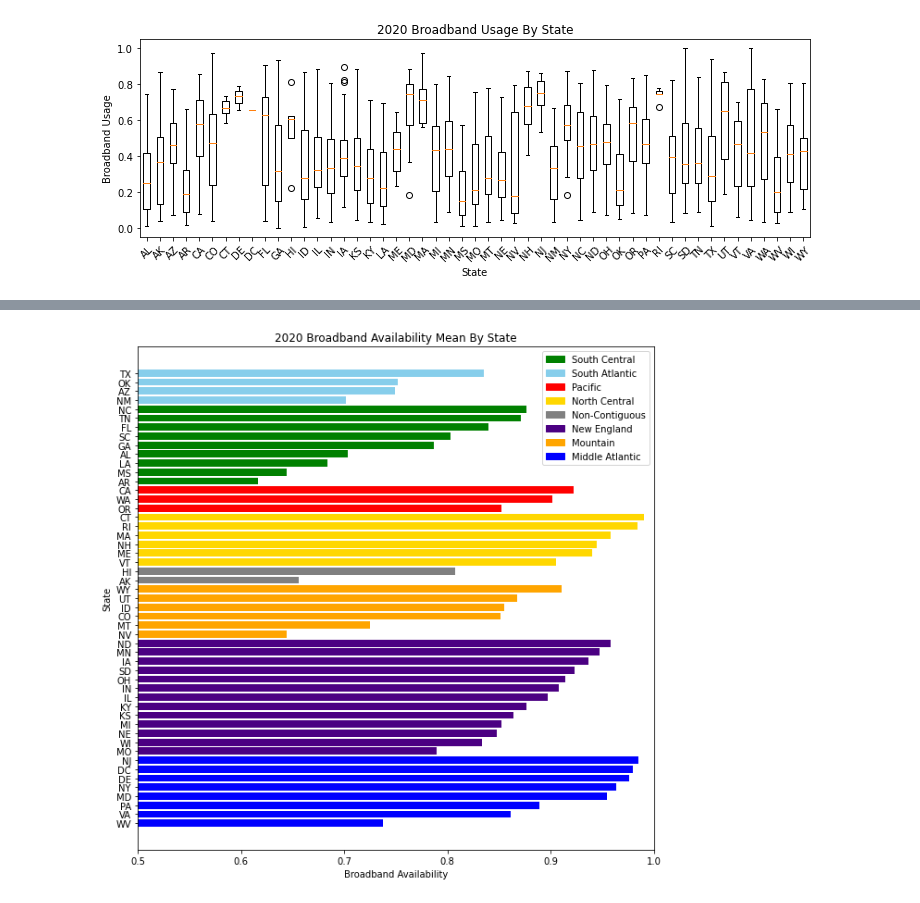
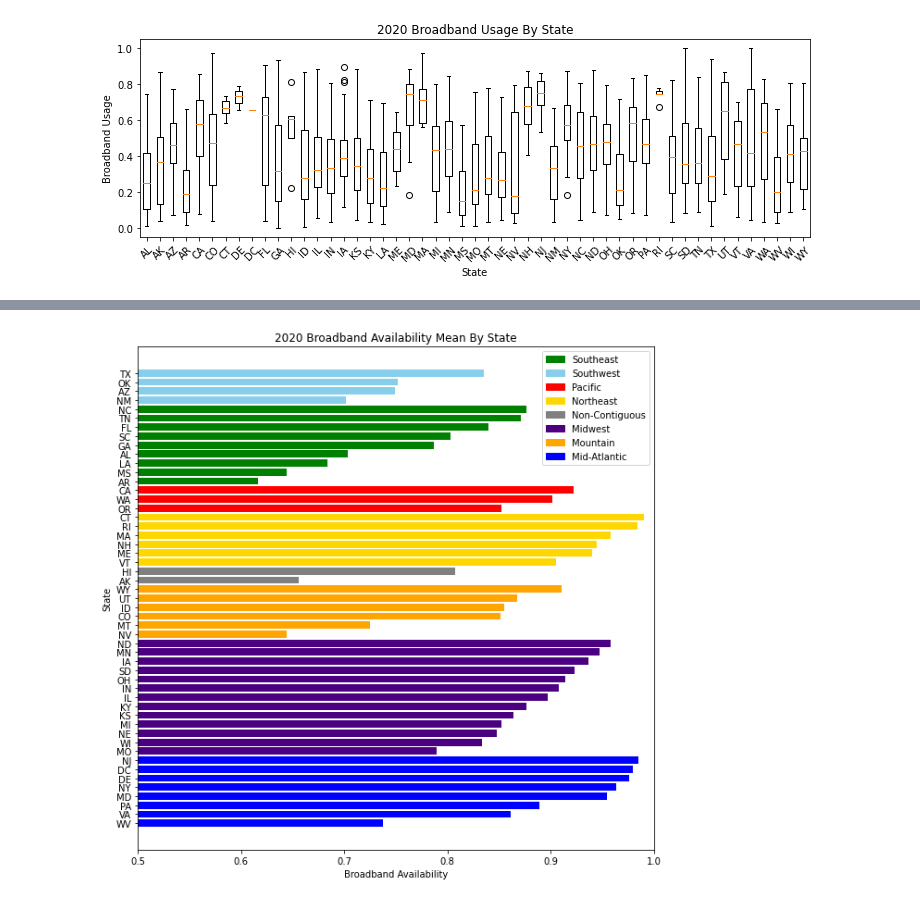
Before and after one commit to DragonGriffon2003/2021_DataSoup_DataFest, a Jupyter notebook: Data-Vis-2.ipynb, the cells around one changed output, grey strips where cells are left out. Saved outputs shown, nothing was run; the diff lists cells and outputs as text; code cells hidden in the pictures.

```diff
--- a/Data-Vis-2.ipynb
+++ b/Data-Vis-2.ipynb
@@ -127,15 +127,15 @@ for s in stateAvailMeans :
         clr = "red"
     elif(r.find("Mountain") != -1) :
         clr = "orange"
-    elif(r.find("North Central") != -1) :
+    elif(r.find("Northeast") != -1) :
         clr = "gold"
-    elif(r.find("South Central") != -1) :
+    elif(r.find("Southeast") != -1) :
         clr = "green"
-    elif(r.find("South Atlantic") != -1) :
+    elif(r.find("Southwest") != -1) :
         clr = "skyblue"
-    elif(r.find("Middle Atlantic") != -1) :
+    elif(r.find("Mid-Atlantic") != -1) :
         clr = "blue"
-    elif(r.find("New England") != -1) :
+    elif(r.find("Midwest") != -1) :
         clr = "indigo"
     else :
         clr = "gray"
@@ -213,19 +213,20 @@ for s in stateAvailMeans :
         clr = "red"
     elif(r.find("Mountain") != -1) :
         clr = "orange"
-    elif(r.find("North Central") != -1) :
+    elif(r.find("Northeast") != -1) :
         clr = "gold"
-    elif(r.find("South Central") != -1) :
+    elif(r.find("Southeast") != -1) :
         clr = "green"
-    elif(r.find("South Atlantic") != -1) :
+    elif(r.find("Southwest") != -1) :
         clr = "skyblue"
-    elif(r.find("Middle Atlantic") != -1) :
+    elif(r.find("Mid-Atlantic") != -1) :
         clr = "blue"
-    elif(r.find("New England") != -1) :
+    elif(r.find("Midwest") != -1) :
         clr = "indigo"
     else :
         clr = "gray"
 
     #plot the data
     plt.barh(s[0], s[1], color=clr)
+plt.show()
 # %% [output]
@@ -358,36 +359,36 @@ stateAvailMeans.sort(key=sortByRegion)
 for s in stateAvailMeans :
     #color by region, red = bottom left and blue = top right
     r = str(s[2])
     if(r.find("Pacific") != -1) :
         clr = "red"
     elif(r.find("Mountain") != -1) :
         clr = "orange"
     elif(r.find("Northeast") != -1) :
         clr = "gold"
     elif(r.find("Southeast") != -1) :
         clr = "green"
     elif(r.find("Southwest") != -1) :
         clr = "skyblue"
     elif(r.find("Mid-Atlantic") != -1) :
         clr = "blue"
     elif(r.find("Midwest") != -1) :
         clr = "indigo"
     else :
         clr = "gray"
 
     #plot the data
     plt.barh(s[0], s[1], color=clr)
 
-middleA = mpatches.Patch(color='blue', label='Middle Atlantic')
-northC = mpatches.Patch(color='gold', label='North Central')
-southC = mpatches.Patch(color='green', label='South Central')
-newEng = mpatches.Patch(color='indigo', label='New England')
-southA = mpatches.Patch(color='skyblue', label='South Atlantic')
+middleA = mpatches.Patch(color='blue', label='Mid-Atlantic')
+northC = mpatches.Patch(color='gold', label='Northeast')
+southC = mpatches.Patch(color='green', label='Southeast')
+newEng = mpatches.Patch(color='indigo', label='Midwest')
+southA = mpatches.Patch(color='skyblue', label='Southwest')
 pacific = mpatches.Patch(color='red', label='Pacific')
 mountain = mpatches.Patch(color='orange', label='Mountain')
 nonContig = mpatches.Patch(color='gray', label='Non-Contiguous')
 plt.legend(handles=[southC, southA, pacific, northC, nonContig, newEng, mountain, middleA])
 
 plt.show()
 # %% [output]
-[figure, old version]
+[figure, new version]
```
Also changed, not shown: parts of 3 cells of this notebook.
